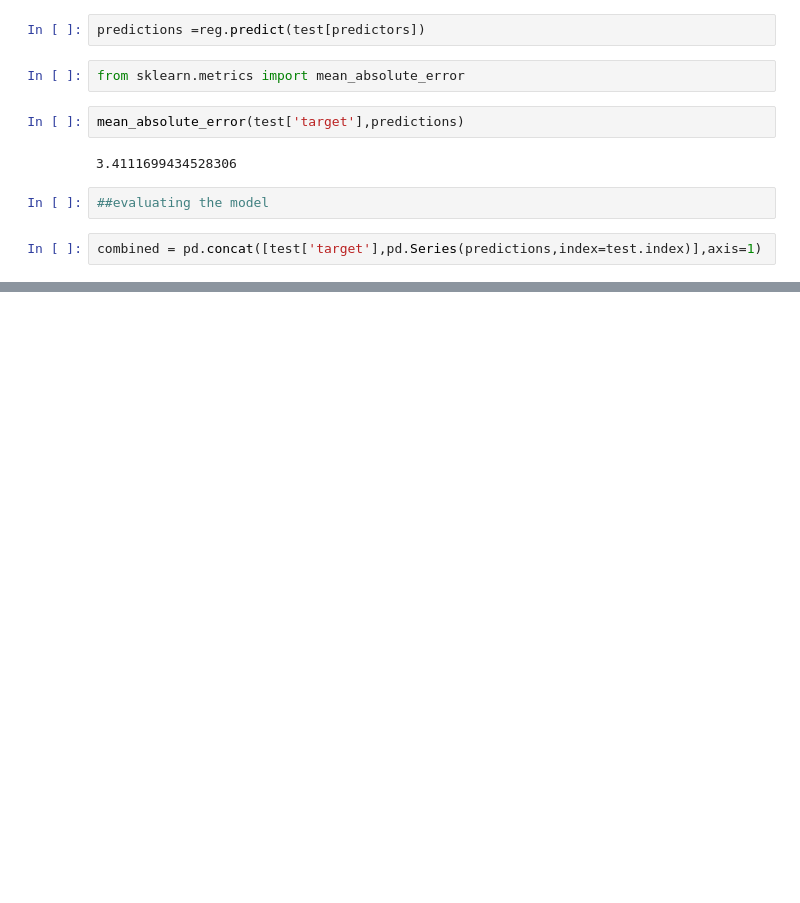
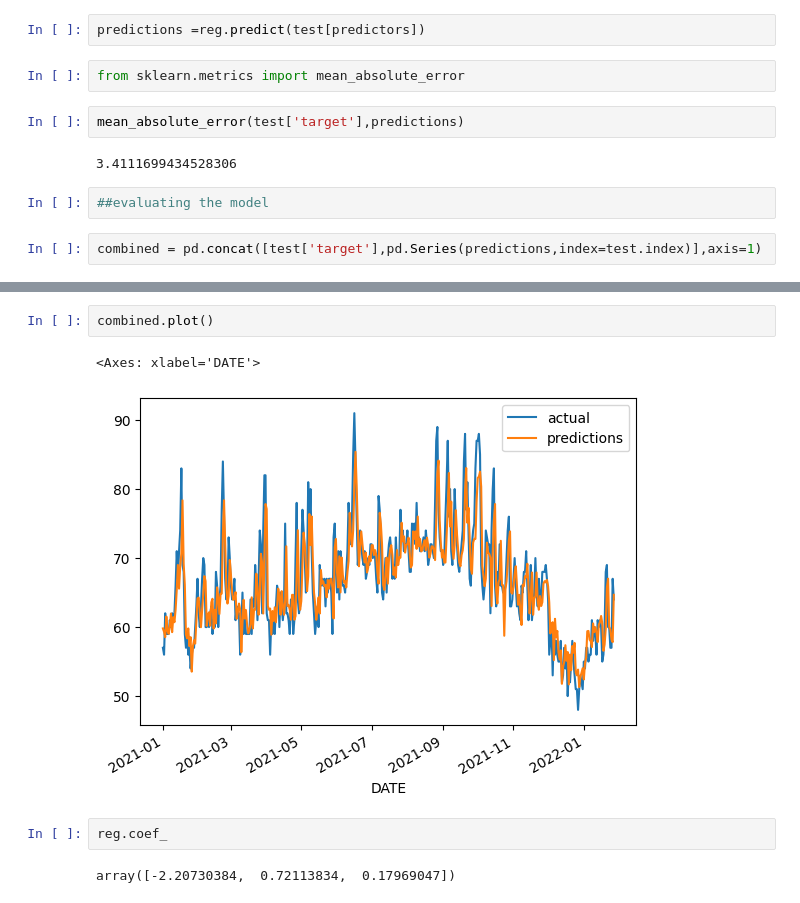
Before and after one commit to Abhilashg11/Data_science, a Jupyter notebook: Weather_prediction.ipynb, the cells around one changed output, grey strips where cells are left out. Saved outputs shown, nothing was run; the diff lists cells and outputs as text; blank space fills up the shorter version.

```diff
--- a/Weather_prediction.ipynb
+++ b/Weather_prediction.ipynb
@@ -411,3 +413,12 @@ combined
 | 2022-01-26 | 67.0 | 57.822299 |
 | 2022-01-27 | 64.0 | 64.674302 |
 391 rows × 2 columns
+# %%
+combined.plot()
+# %% [output]
+<Axes: xlabel='DATE'>
+[figure, added]
+# %%
+reg.coef_
+# %% [output]
+array([-2.20730384,  0.72113834,  0.17969047])
```
Also changed, not shown: parts of 11 cells of this notebook.
